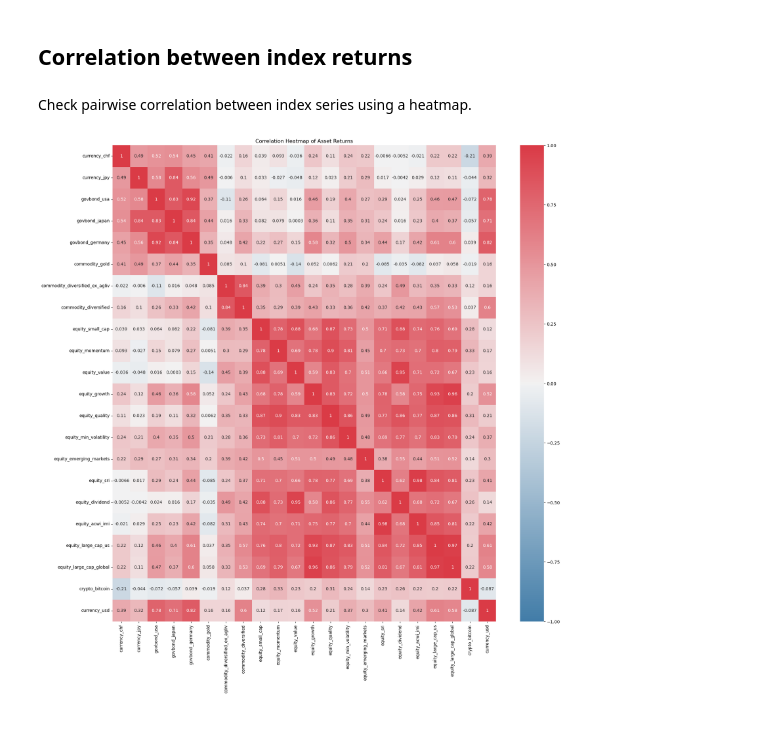
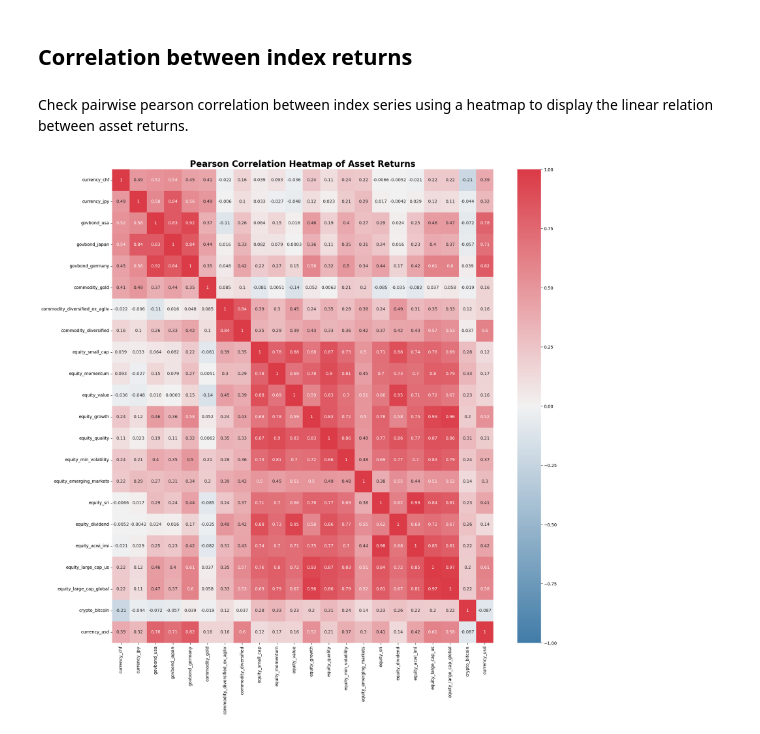
Before and after one commit to JAlbertOfficial/rebalytics, a Jupyter notebook: notebooks/02_data_exploration_processing.ipynb, the cells around one changed output. Saved outputs shown, nothing was run; the diff lists cells and outputs as text; code cells hidden in the pictures.

```diff
--- a/notebooks/02_data_exploration_processing.ipynb
+++ b/notebooks/02_data_exploration_processing.ipynb
@@ -230,18 +230,20 @@ plt.show()
 # %% [markdown]
 ## Correlation between index returns
 # %% [markdown]
-Check pairwise correlation between index series using a heatmap.
+Check pairwise pearson correlation between index series using a heatmap to display the linear relation between asset returns.
 # %%
-# Calculate the correlation matrix for the returns
-correlation_matrix = df_returns.corr()
+# Calculate the Pearson correlation matrix for the returns
+correlation_matrix = df_returns.corr(method='pearson')
 
 # Define a color palette from blue to white to red for better visualization
 cmap = sns.diverging_palette(240, 10, as_cmap=True)
 
-# Create the heatmap to display the correlation matrix
-plt.figure(figsize=(20,20))  # Set the figure size
+# Create the heatmap to display the Pearson correlation matrix
+plt.figure(figsize=(20, 20))  # Set the figure size
 sns.heatmap(correlation_matrix, annot=True, cmap=cmap, vmin=-1, vmax=1)  # Plot the heatmap with annotations
-plt.title('Correlation Heatmap of Asset Returns')  # Set the title for the plot
+
+# Set a more descriptive and formatted title for the plot
+plt.title('Pearson Correlation Heatmap of Asset Returns', fontsize=20, fontweight='bold')
 plt.show()  # Display the plot
 # %% [output]
-[figure, old version]
+[figure, new version]
```
Also changed, not shown: parts of 2 cells of this notebook.
